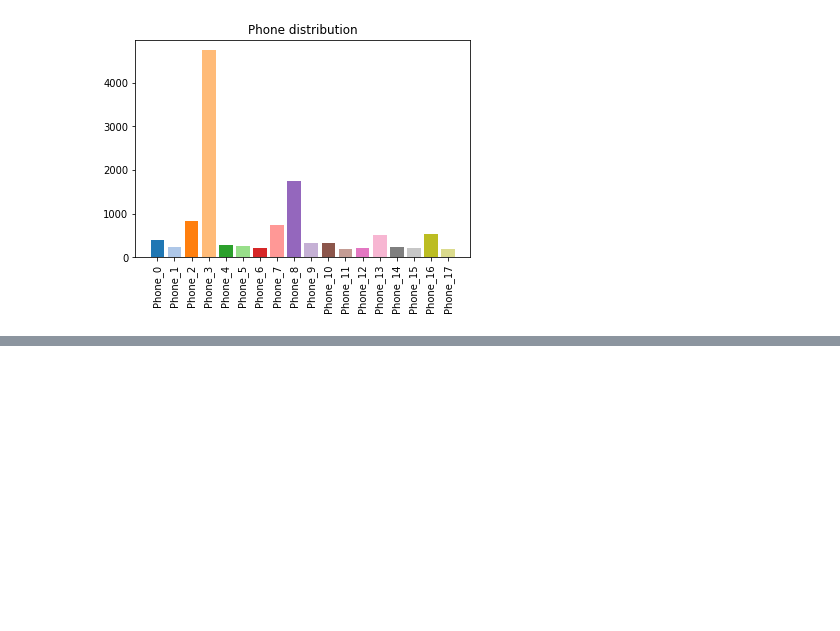
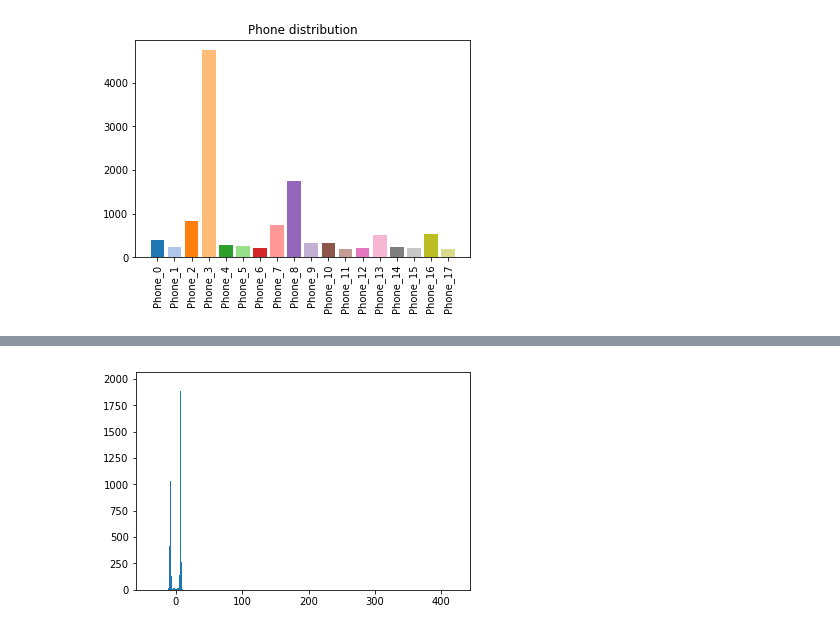
Before and after one commit to Fluzzroz/Contxtful-phone-model, a Jupyter notebook: Solution.ipynb, the cells around one changed output, grey strips where cells are left out. Drawn from its saved outputs; the diff is of its cells as text; code cells hidden in the pictures; blank space fills up the shorter version.

Commit message:
Spelling mistakes in README and Proposal. Complete Solution.ipynb and export in htmal. All the images. All the saved models. All the code. Complete report.

```diff
--- a/Solution.ipynb
+++ b/Solution.ipynb
@@ -25,0 +56,19 @@ y = dataset.model.values
+# %%
+#import data
+dataset = pd.read_pickle("dataset.xz")
+X = dataset.iloc[:,1:].values
+y = dataset.model.values
+
+
+#pre-processing
+X_norm = normalize(X)
+X_train, X_test, X_train_norm, X_test_norm, y_train, y_test = train_test_split(X, X_norm, y, random_state=42)
+
+#utilities for visualizations
+figsize = (10,9)
+i_labels, phone_counts = np.unique(y, return_counts=True)
+phone_labels = []
+colors = []
+for i in i_labels:
+    phone_labels.append("Phone_{}".format(i))
+    colors.append(plt.cm.tab20(i))
@@ -42,0 +100,4 @@ plt.show()
+# %%
+#model initialization and training
+clf = LDA(n_components=2)
+clf.fit(X_train,y_train)
@@ -42,0 +126,7 @@ plt.show()
+# %%
+X_prime = clf.transform(X)
+plt.hist(X_prime[:,0], bins=1000)
+plt.show()
+#plt.savefig("images/LDA_histo_full_view.png", bbox_inches="tight")
+# %% [output]
+[figure, added]
```
Also changed, not shown: parts of 65 cells of this notebook, 29 other files.
